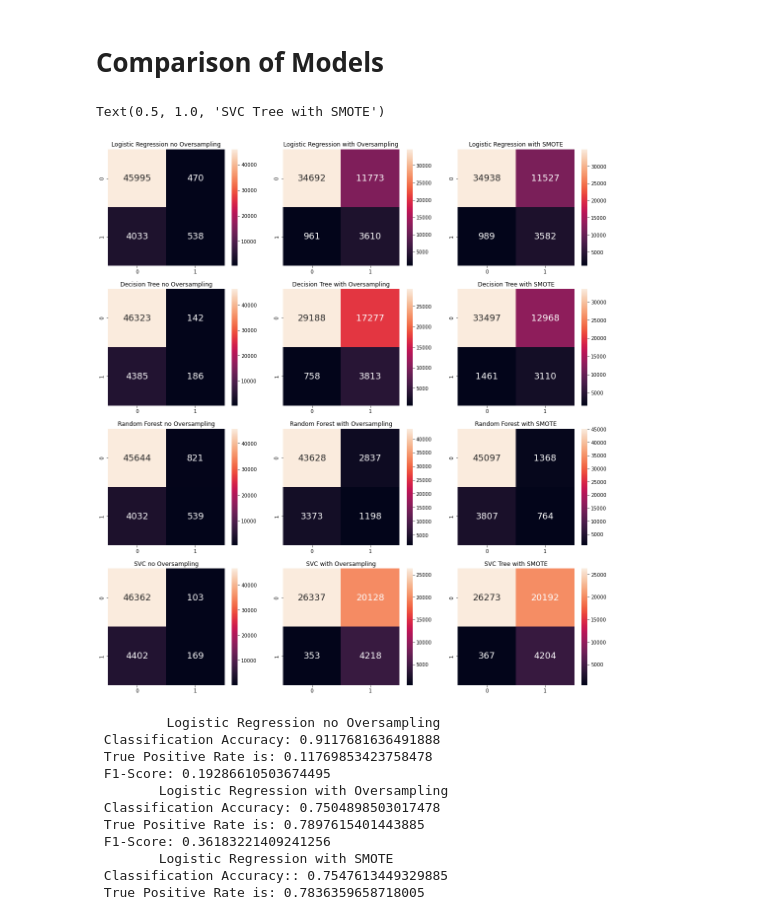
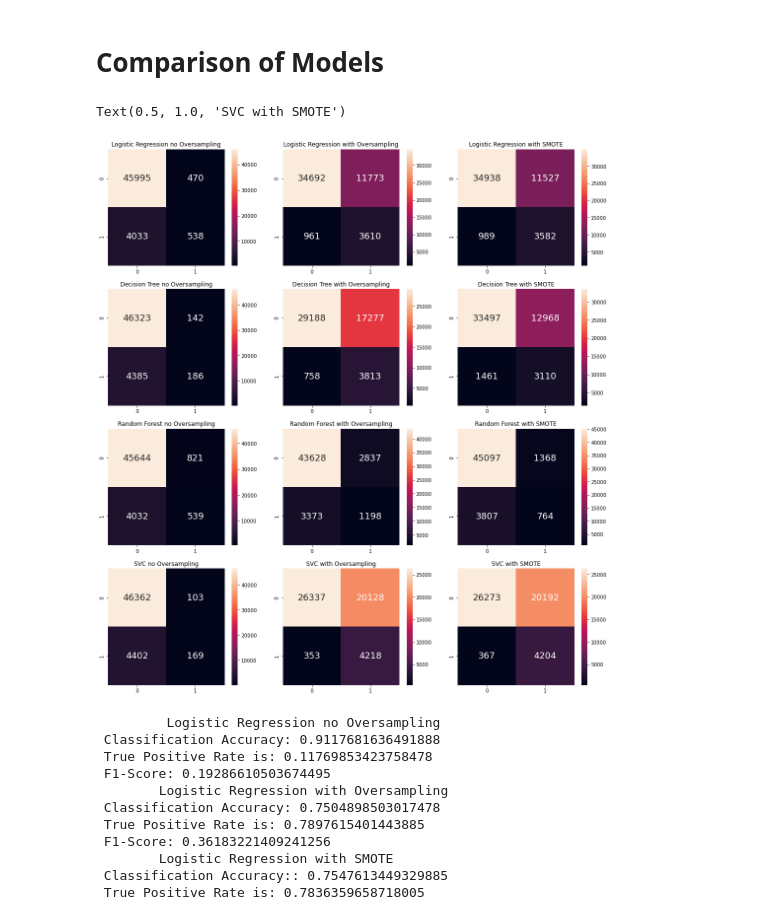
Before and after one commit to crockie/Heart-Disease-Predictor, a Jupyter notebook: DSAIprojectML_V4.ipynb, the cells around one changed output. Saved outputs shown, nothing was run; the diff lists cells and outputs as text; code cells hidden in the pictures.

```diff
--- a/DSAIprojectML_V4.ipynb
+++ b/DSAIprojectML_V4.ipynb
@@ -869,36 +869,36 @@ sb.heatmap(LR_smote, annot = True, fmt=".0f", annot_kws={"size": 18}, ax = axes[
 
 
 sb.heatmap(cm_DT_noOver, annot = True, fmt=".0f", annot_kws={"size": 18}, ax = axes[1][0])
 sb.heatmap(cm_DT_Over, annot = True, fmt=".0f", annot_kws={"size": 18}, ax = axes[1][1])
 sb.heatmap(cm_DT_SMOTE, annot = True, fmt=".0f", annot_kws={"size": 18}, ax = axes[1][2])
 
 sb.heatmap(rf_noOver, annot = True, fmt=".0f", annot_kws={"size": 18}, ax = axes[2][0])
 sb.heatmap(rf_Over, annot = True, fmt=".0f", annot_kws={"size": 18}, ax = axes[2][1])
 sb.heatmap(rf_SMOTE, annot = True, fmt=".0f", annot_kws={"size": 18}, ax = axes[2][2])
 
 sb.heatmap(svc_noOver, annot = True, fmt=".0f", annot_kws={"size": 18}, ax = axes[3][0])
 sb.heatmap(svc_Over, annot = True, fmt=".0f", annot_kws={"size": 18}, ax = axes[3][1])
 sb.heatmap(svc_smote, annot = True, fmt=".0f", annot_kws={"size": 18}, ax = axes[3][2])
 
 axes[0, 0].set_title("Logistic Regression no Oversampling")
 axes[0, 1].set_title("Logistic Regression with Oversampling")
 axes[0, 2].set_title("Logistic Regression with SMOTE")
 
 axes[1, 0].set_title("Decision Tree no Oversampling")
 axes[1, 1].set_title("Decision Tree with Oversampling")
 axes[1, 2].set_title("Decision Tree with SMOTE")
 
 axes[2, 0].set_title("Random Forest no Oversampling")
 axes[2, 1].set_title("Random Forest with Oversampling")
 axes[2, 2].set_title("Random Forest with SMOTE")
 
 
 axes[3, 0].set_title("SVC no Oversampling")
 axes[3, 1].set_title("SVC with Oversampling")
-axes[3, 2].set_title("SVC Tree with SMOTE")
+axes[3, 2].set_title("SVC with SMOTE")
 # %% [output]
-Text(0.5, 1.0, 'SVC Tree with SMOTE')
+Text(0.5, 1.0, 'SVC with SMOTE')
-[figure, old version]
+[figure, new version]
 # %%
 print(f"\t Logistic Regression no Oversampling\n Classification Accuracy: {LR_noOver_score}\n True Positive Rate is: {LR_noOver_tpr}\n F1-Score: {F1_LR_noOver}")
 print(f"\tLogistic Regression with Oversampling\n Classification Accuracy: {LR_Over_score}\n True Positive Rate is: {LR_Over_tpr}\n F1-Score: {F1_LR_Over}")
```
Also changed, not shown: parts of 4 cells of this notebook.
